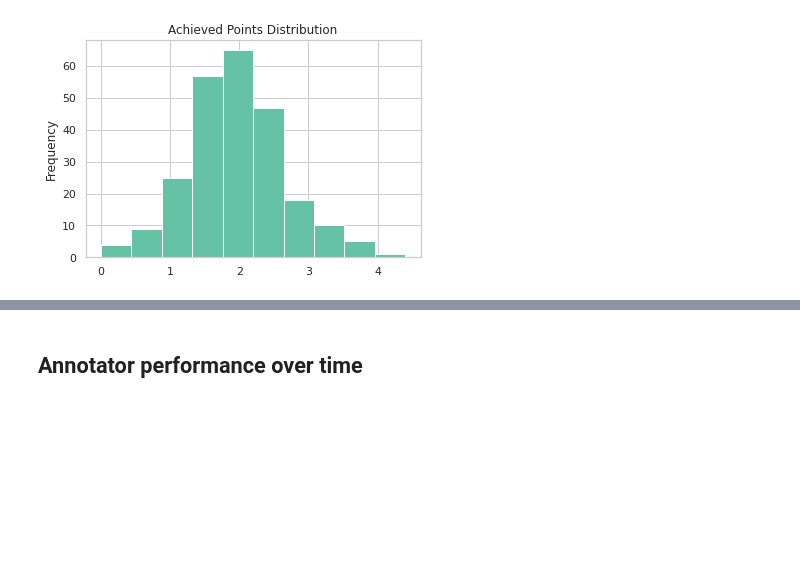
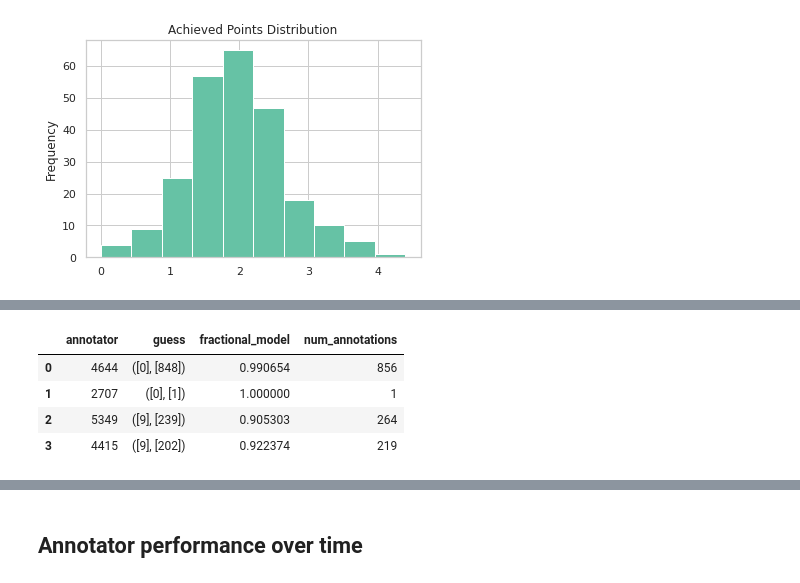
Before and after one commit to kirubarajan/roft, a Jupyter notebook: annotation/analysis/research.ipynb, the cells around one changed output, grey strips where cells are left out. Drawn from its saved outputs; the diff is of its cells as text; code cells hidden in the pictures; blank space fills up the shorter version.

```diff
--- a/annotation/analysis/research.ipynb
+++ b/annotation/analysis/research.ipynb
@@ -561,0 +584,25 @@ full_df.groupby('annotator').points.mean().plot.hist(
+# %%
+def find_problematic_annotators(df):
+  """Analyze whether annotators improve in aggregate over k annotations."""
+
+  too_many_same_df = []
+
+  for annotator in set(df["annotator"].tolist()):
+    guesses = df[df["annotator"] == annotator]["predicted_boundary_index"].tolist()
+
+    # Check of they almost always guessed the same boundary
+    modal_guess = scipy.stats.mode(guesses)
+    fraction_modal = modal_guess.count[0] / len(guesses)
+    if fraction_modal > 0.9:
+      too_many_same_df.append((annotator, modal_guess, fraction_modal, len(guesses)))
+
+  return pd.DataFrame(
+      too_many_same_df, columns=["annotator", "guess", "fractional_model", "num_annotations"])
+df = find_problematic_annotators(full_df)
+df
+# %% [output]
+|  | annotator | guess | fractional_model | num_annotations |
+| 0 | 4644 | ([0], [848]) | 0.990654 | 856 |
+| 1 | 2707 | ([0], [1]) | 1.000000 | 1 |
+| 2 | 5349 | ([9], [239]) | 0.905303 | 264 |
+| 3 | 4415 | ([9], [202]) | 0.922374 | 219 |
```
Also changed, not shown: parts of 9 cells of this notebook.
